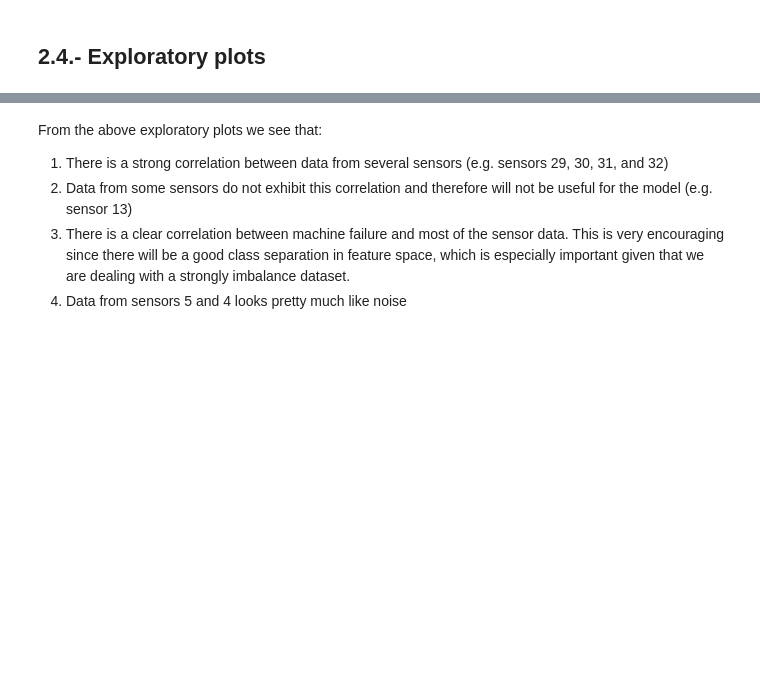
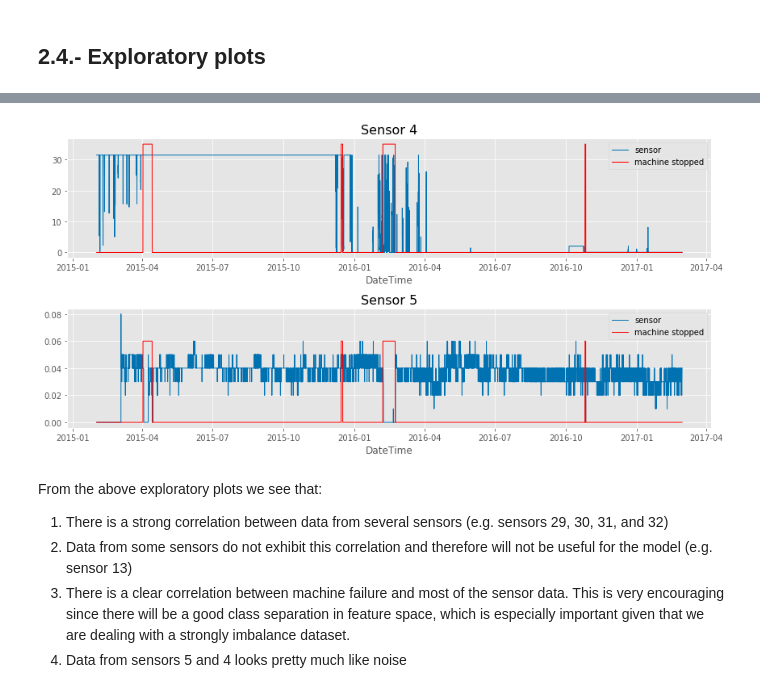
Before and after one commit to jmalbornoz/TurboMachineryFailurePrediction, a Jupyter notebook: Hitachi_1.ipynb, the cells around one changed output, grey strips where cells are left out. Drawn from its saved outputs; the diff is of its cells as text; code cells hidden in the pictures; blank space fills up the shorter version.

```diff
--- a/Hitachi_1.ipynb
+++ b/Hitachi_1.ipynb
@@ -498,3 +509,23 @@ plt.tight_layout()
+# %%
+f, (ax1, ax2) = plt.subplots(2, 1, figsize=(12,6))
+ax1.plot(df_SD1['DateTime'], df_SD1['sensor 4'], linewidth=1, label='sensor')
+ax1.plot(df_SD1['DateTime'], df_SD1['stopped']*35, color = 'r', linewidth=1, label='machine stopped')
+
+ax2.plot(df_SD1['DateTime'], df_SD1['sensor 5'], linewidth=1, label='sensor')
+ax2.plot(df_SD1['DateTime'], df_SD1['stopped']*0.06, color = 'r', linewidth=1, label='machine stopped')
+
+ax1.set_title('Sensor 4', fontsize=16)
+ax2.set_title('Sensor 5', fontsize=16)
+
+ax1.set_xlabel('DateTime')
+ax2.set_xlabel('DateTime')
+
+ax1.legend(loc='best')
+ax2.legend(loc='best')
+
+plt.tight_layout()
+# %% [output]
+[figure, added]
 # %% [markdown]
 From the above exploratory plots we see that:
 1. There is a strong correlation between data from several sensors (e.g. sensors 29, 30, 31, and 32)
```
Also changed, not shown: parts of 40 cells of this notebook.
